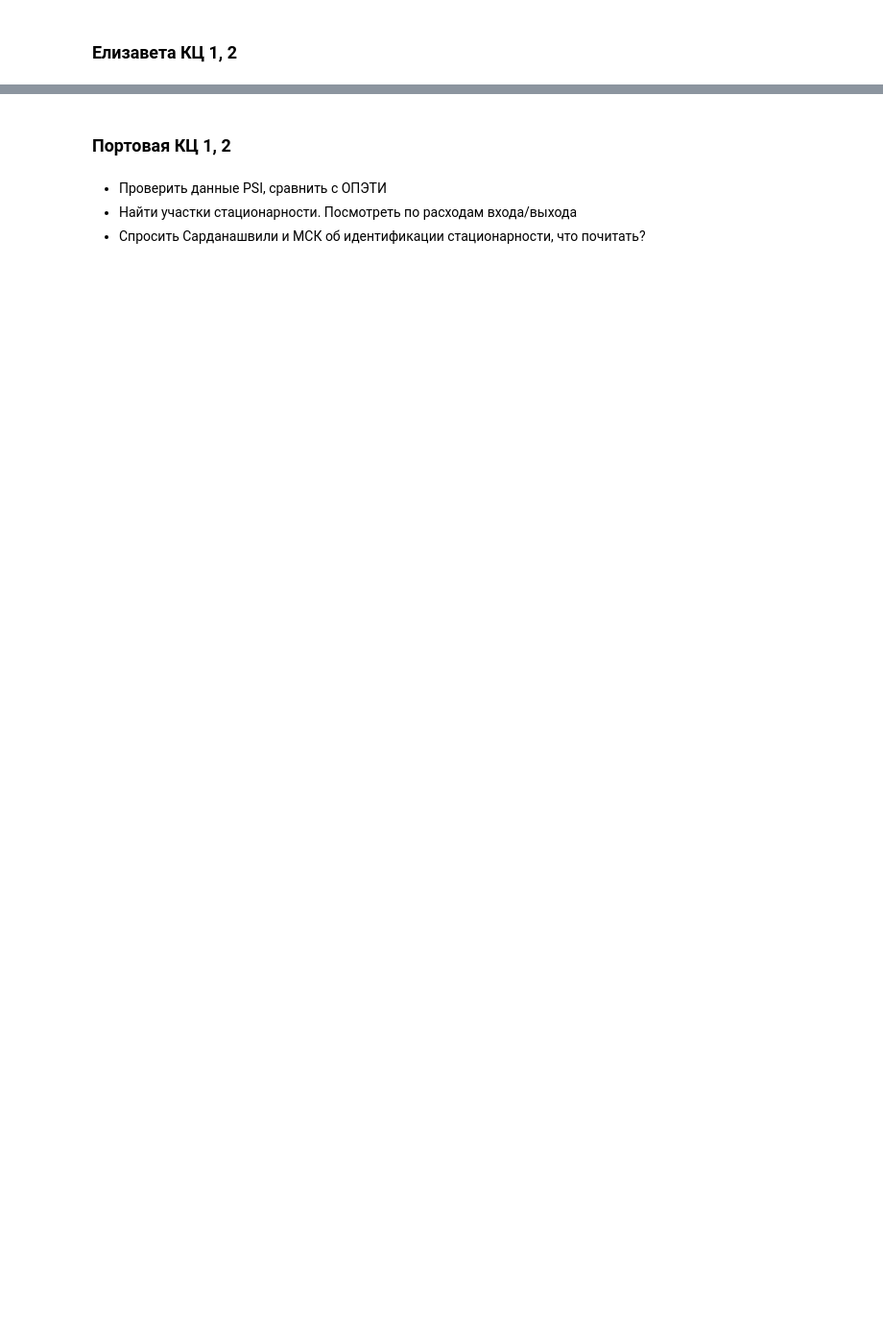
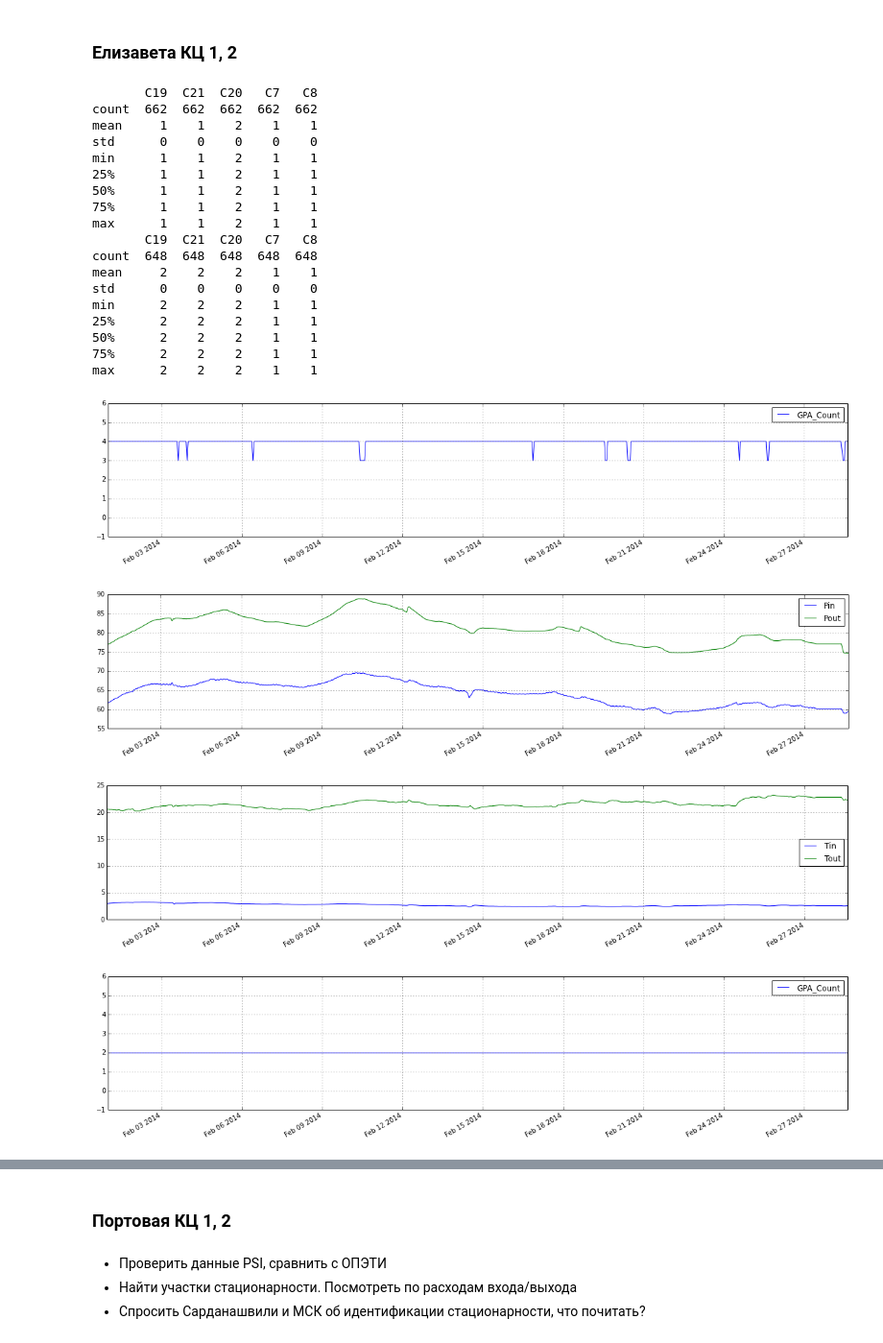
Before and after one commit to spajic/pandaseg, a Jupyter notebook: pandaseg.ipynb, the cells around one changed output, grey strips where cells are left out. Shown at 96% size. Drawn from its saved outputs; the diff is of its cells as text; code cells hidden in the pictures; blank space fills up the shorter version.

```diff
--- a/pandaseg.ipynb
+++ b/pandaseg.ipynb
@@ -397,8 +469,39 @@ print res_opeti.describe()
 ### Елизавета КЦ 1, 2 ###
 # %%
 # Елизавета КЦ 1
-plot_shop(df_psi, [u'T09.UT03.KS.GPA1.Mode', u'T09.UT03.KS.GPA2.Mode', u'T09.UT03.KS.GPA3.Mode',  u'T09.UT03.KS.GPA4.Mode'],
+res_psi = plot_shop(df_psi, [u'T09.UT03.KS.GPA1.Mode', u'T09.UT03.KS.GPA2.Mode', u'T09.UT03.KS.GPA3.Mode',  u'T09.UT03.KS.GPA4.Mode'],
                        u'T09.UT03.KS.LIS.KC1.Pin', u'T09.UT03.KS.LIS.KC1.Pout',
                        u'T09.UT03.KS.LIS.KC1.Tin', u'T09.UT03.KS.LIS.KC1.Tout',
                        u"T09.UT03.SLTM.KP110..V19_3.Mode", u"T09.UT03.SLTM.KP201..V21_3.Mode", u"T09.UT03.KS.LIS.UP.V20.Mode",
                        u"T09.UT03.KS.LIS.UP.V7.Mode", u"T09.UT03.KS.LIS.UP.V8.Mode")
+
+res_opeti = plot_shop(df_opeti, [u'L03S02C01A01.Mode.h2',u'L03S02C01A02.Mode.h2', u'L03S02C01A03.Mode.h2', u'L03S02C01A04.Mode.h2'],
+                       u'L03S02C01.Pin.h2', u'L03S02C01.Pout.h2',
+                       u'L03S02C01.Tin.h2', u'L03S02C01.Tout.h2',
+                       u"M031.19-3.712.6.Mode", u"M031.21-3.715.7.Mode", u"L03S02C01Y031.20-3.0.Mode",
+                       u"L03S02C01Y031.7-3.0.Mode", u"L03S02C01Y031.8-3.0.Mode")
+
+plot_shop_opeti_psi(res_opeti, res_psi)
+# %% [output]
+       C19  C21  C20   C7   C8
+count  662  662  662  662  662
+mean     1    1    2    1    1
+std      0    0    0    0    0
+min      1    1    2    1    1
+25%      1    1    2    1    1
+50%      1    1    2    1    1
+75%      1    1    2    1    1
+max      1    1    2    1    1
+       C19  C21  C20   C7   C8
+count  648  648  648  648  648
+mean     2    2    2    1    1
+std      0    0    0    0    0
+min      2    2    2    1    1
+25%      2    2    2    1    1
+50%      2    2    2    1    1
+75%      2    2    2    1    1
+max      2    2    2    1    1
+[figure, added]
+[figure, added]
+[figure, added]
+[figure, added]
```
Also changed, not shown: parts of 4 cells of this notebook.
